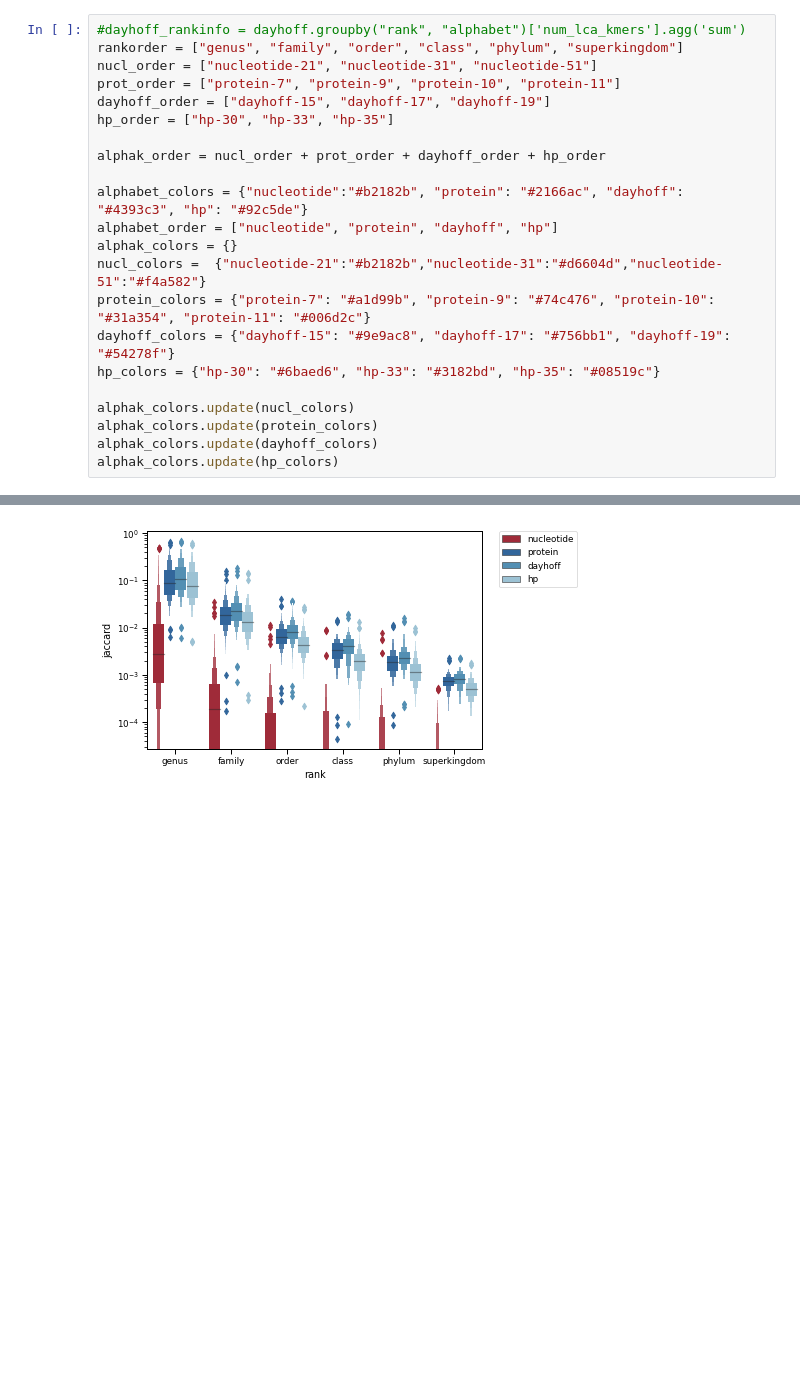
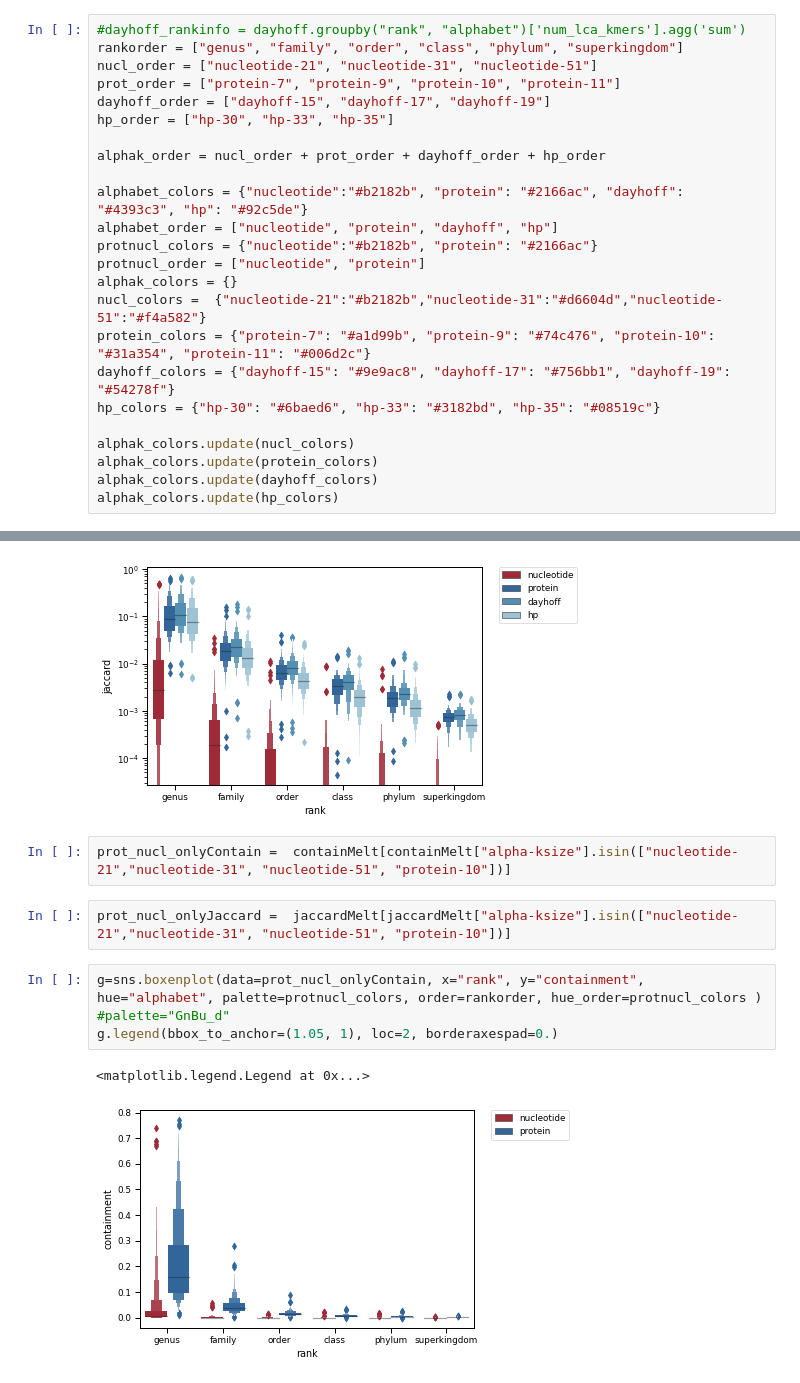
Before and after one commit to bluegenes/2020-dist-compare, a Jupyter notebook: notebooks/evolpaths-jaccard-and-contain.ipynb, the cells around one changed output, grey strips where cells are left out. Drawn from its saved outputs; the diff is of its cells as text; blank space fills up the shorter version.

```diff
--- a/notebooks/evolpaths-jaccard-and-contain.ipynb
+++ b/notebooks/evolpaths-jaccard-and-contain.ipynb
@@ -132,6 +132,8 @@ alphak_order = nucl_order + prot_order + dayhoff_order + hp_order
 
 alphabet_colors = {"nucleotide":"#b2182b", "protein": "#2166ac", "dayhoff": "#4393c3", "hp": "#92c5de"}
 alphabet_order = ["nucleotide", "protein", "dayhoff", "hp"]
+protnucl_colors = {"nucleotide":"#b2182b", "protein": "#2166ac"}
+protnucl_order = ["nucleotide", "protein"]
 alphak_colors = {}
 nucl_colors =  {"nucleotide-21":"#b2182b","nucleotide-31":"#d6604d","nucleotide-51":"#f4a582"}
 protein_colors = {"protein-7": "#a1d99b", "protein-9": "#74c476", "protein-10": "#31a354", "protein-11": "#006d2c"}
@@ -221,3 +223,13 @@ g.legend(bbox_to_anchor=(1.05, 1), loc=2, borderaxespad=0.)
 # %% [output]
 <matplotlib.legend.Legend at 0x...>
 [figure]
+# %%
+prot_nucl_onlyContain =  containMelt[containMelt["alpha-ksize"].isin(["nucleotide-21","nucleotide-31", "nucleotide-51", "protein-10"])]
+# %%
+prot_nucl_onlyJaccard =  jaccardMelt[jaccardMelt["alpha-ksize"].isin(["nucleotide-21","nucleotide-31", "nucleotide-51", "protein-10"])]
+# %%
+g=sns.boxenplot(data=prot_nucl_onlyContain, x="rank", y="containment", hue="alphabet", palette=protnucl_colors, order=rankorder, hue_order=protnucl_colors ) #palette="GnBu_d"
+g.legend(bbox_to_anchor=(1.05, 1), loc=2, borderaxespad=0.)
+# %% [output]
+<matplotlib.legend.Legend at 0x...>
+[figure, added]
```
Also changed, not shown: parts of 3 cells of this notebook.
